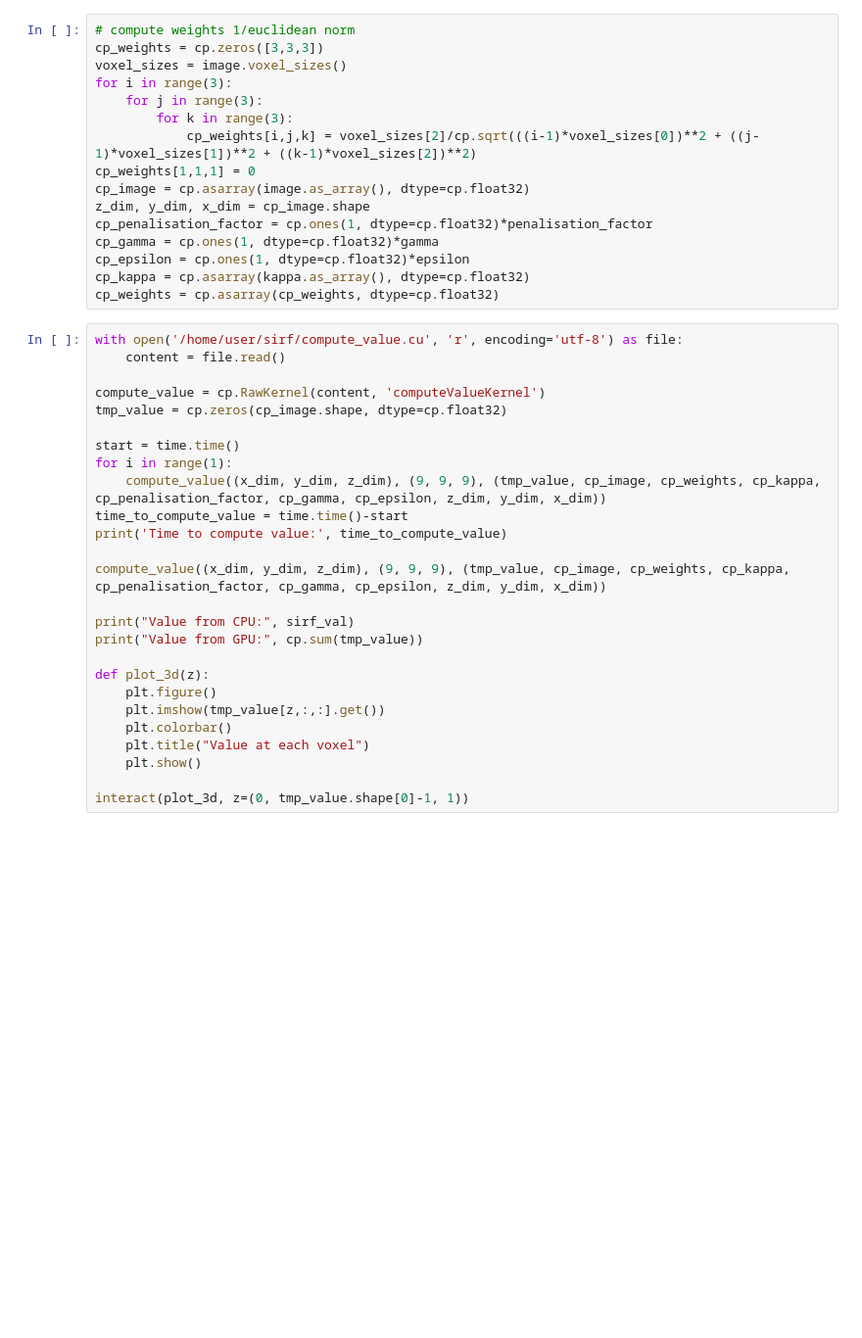
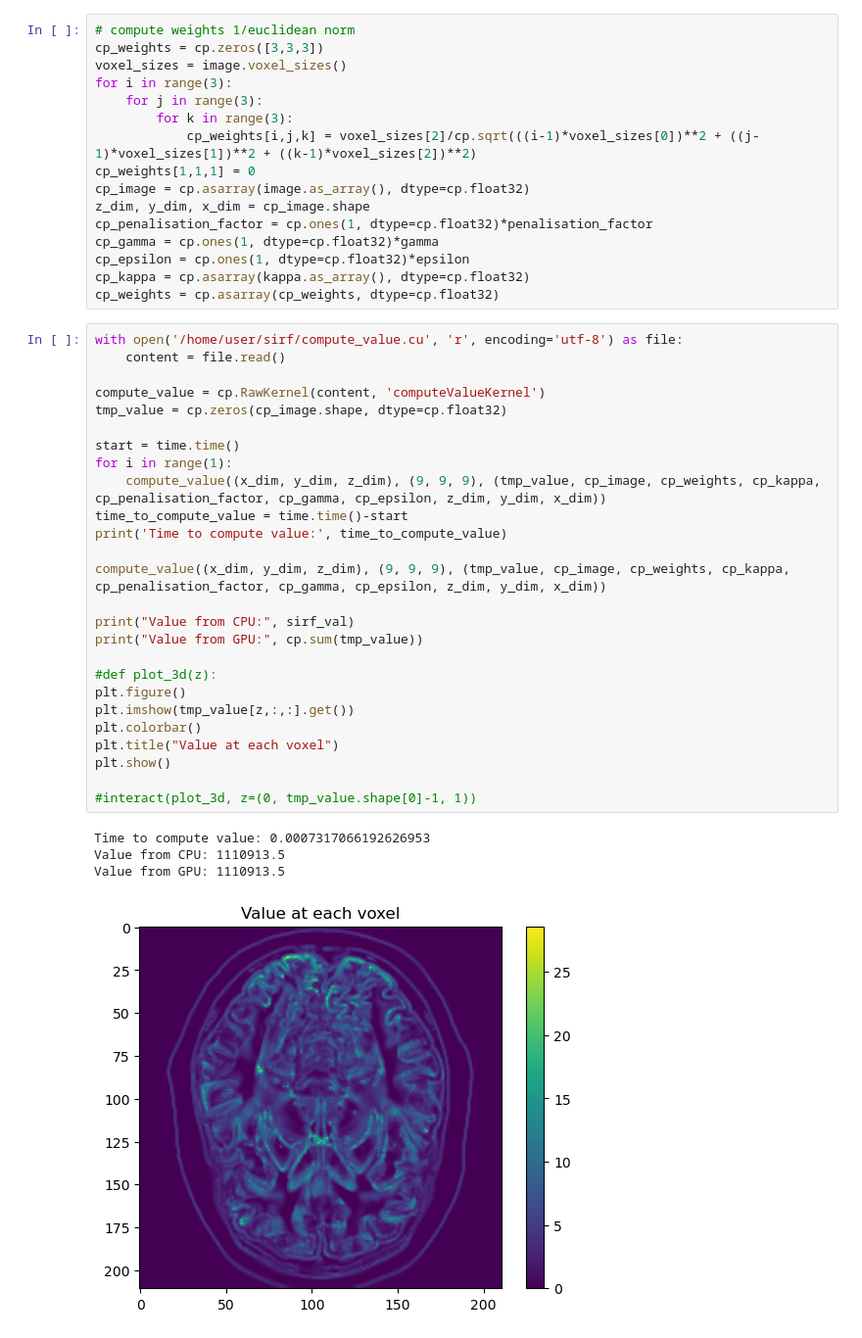
Before and after one commit to Imraj-Singh/RDP_cuda, a Jupyter notebook: rdp_testing.ipynb, the cells around one changed output. Shown at 98% size. Cells and saved outputs as stored; diff of their text form; blank space fills up the shorter version.

```diff
--- a/rdp_testing.ipynb
+++ b/rdp_testing.ipynb
@@ -53,29 +57,34 @@ cp_weights = cp.asarray(cp_weights, dtype=cp.float32)
 # %%
 with open('/home/user/sirf/compute_value.cu', 'r', encoding='utf-8') as file:
     content = file.read()
 
 compute_value = cp.RawKernel(content, 'computeValueKernel')
 tmp_value = cp.zeros(cp_image.shape, dtype=cp.float32)
 
 start = time.time()
 for i in range(1):
     compute_value((x_dim, y_dim, z_dim), (9, 9, 9), (tmp_value, cp_image, cp_weights, cp_kappa, cp_penalisation_factor, cp_gamma, cp_epsilon, z_dim, y_dim, x_dim))
 time_to_compute_value = time.time()-start
 print('Time to compute value:', time_to_compute_value)
 
 compute_value((x_dim, y_dim, z_dim), (9, 9, 9), (tmp_value, cp_image, cp_weights, cp_kappa, cp_penalisation_factor, cp_gamma, cp_epsilon, z_dim, y_dim, x_dim))
 
 print("Value from CPU:", sirf_val)
 print("Value from GPU:", cp.sum(tmp_value))
 
-def plot_3d(z):
-    plt.figure()
-    plt.imshow(tmp_value[z,:,:].get())
-    plt.colorbar()
-    plt.title("Value at each voxel")
-    plt.show()
+#def plot_3d(z):
+plt.figure()
+plt.imshow(tmp_value[z,:,:].get())
+plt.colorbar()
+plt.title("Value at each voxel")
+plt.show()
 
-interact(plot_3d, z=(0, tmp_value.shape[0]-1, 1))
+#interact(plot_3d, z=(0, tmp_value.shape[0]-1, 1))
+# %% [output]
+Time to compute value: 0.0007317066192626953
+Value from CPU: 1110913.5
+Value from GPU: 1110913.5
+[figure, added]
 # %%
 cp_img = cp.asarray(image.as_array())
 with open('/home/user/sirf/compute_gradient.cu', 'r', encoding='utf-8') as file:
```
Also changed, not shown: parts of 4 cells of this notebook.
